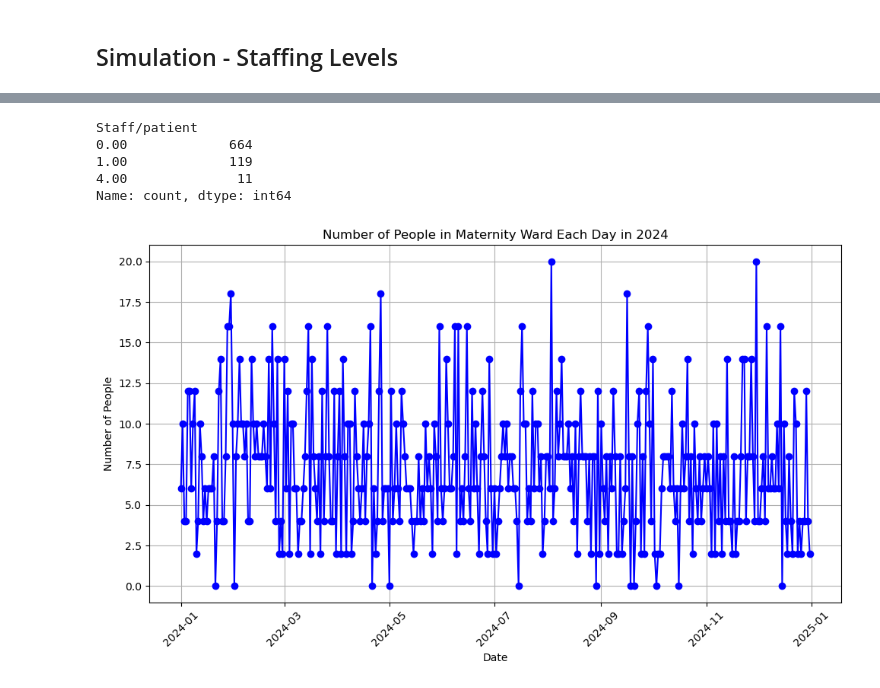
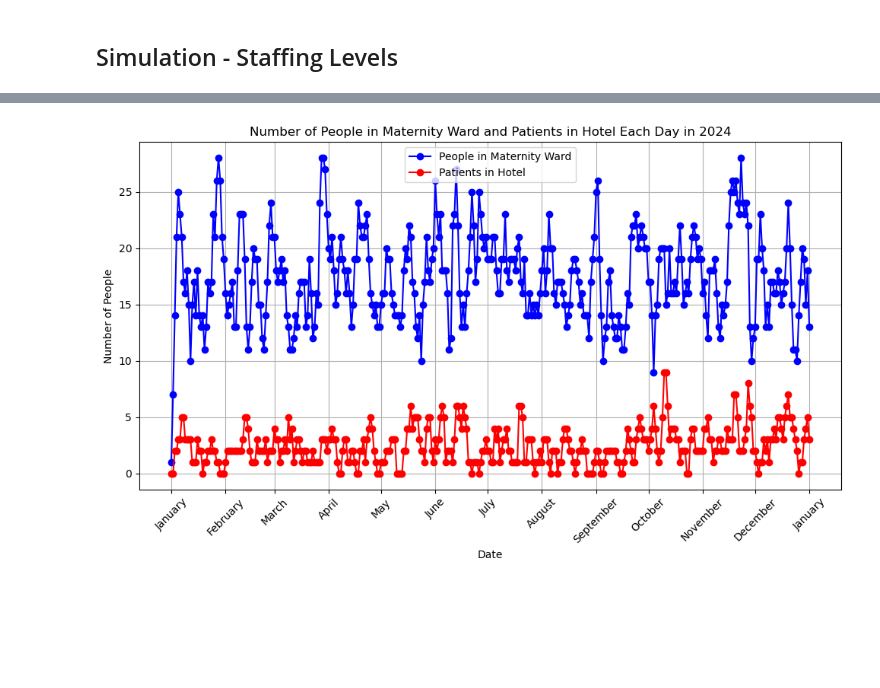
Before and after one commit to JoachimSvensson/HealthSector, a Jupyter notebook: FinalSchedules.ipynb, the cells around one changed output, grey strips where cells are left out. Saved outputs shown, nothing was run; the diff lists cells and outputs as text; code cells hidden in the pictures; blank space fills up the shorter version.

Commit message:
maternity ward & patient hotel plots

```diff
--- a/FinalSchedules.ipynb
+++ b/FinalSchedules.ipynb
@@ -134,56 +133,66 @@ staffing_levels_patient['Staff/patient'] = staffing_levels['Staffing Level (0.5)
-# %%
-staffing_levels_patient.value_counts()
-# %% [output]
-Staff/patient
-0.00             664
-1.00             119
-4.00              11
-Name: count, dtype: int64
 # %%
+import numpy as np
+import pandas as pd
+import matplotlib.pyplot as plt
+import matplotlib.dates as mdates
+
 # Define parameters for length of stay
 length_of_stay_prob = {
     1: 0.10,  # 10% for 1 day
     2: 0.20,  # 20% for 2 days
     3: 0.25,  # 25% for 3 days
     4: 0.35,  # 35% for 4 days
-    6: 0.05,  # 5% for 6 days
-    7: 0.05   # 5% for 7 days
+    5: 0.05,  # 5% for 5 days
+    6: 0.05   # 5% for 6 days
 }
 
 date_range = pd.date_range(start='2024-01-01', end='2024-12-31', freq='D')
-staffing_levels.rename(index=lambda x: str(x)[:10], inplace=True)
-
+date_range = date_range.strftime('%Y-%m-%d')
 
 def simulate_length_of_stay(num_patients):
     stay_durations = np.random.choice(list(length_of_stay_prob.keys()),
                                        size=num_patients,
                                        p=list(length_of_stay_prob.values()))
     return stay_durations
 
 
+
 # Simulate number of people in maternity ward each day
 num_people_in_ward = []
+patients_in_ward = []
+num_people_in_hotel = []
+patients_in_hotel = []
+
 for day in date_range:
-    day = str(day)[:10]
+    if len(num_people_in_hotel) > 0:
+        num_people_in_hotel = [duration - 1 for duration in num_people_in_hotel if duration != 0]
+    for patient in [patient for patient in patients_in_ward if patient == 1]:
+        if np.random.rand() < 0.2:
+            num_people_in_hotel.append(2)
+    patients_in_hotel.append(len(num_people_in_hotel))
+    if len(patients_in_ward) > 0:
+        patients_in_ward = [duration - 1 for duration in patients_in_ward if duration != 0]
     daily_demand = staffing_levels.loc[day]['Number of surgeries (0.5)'].sum()
     stay_durations = simulate_length_of_stay(daily_demand)
-    num_patients_remaining = len(stay_durations)
+    num_people_in_ward.append(daily_demand + len(patients_in_ward))
     for duration in stay_durations:
-        if duration == 1:  # If patient stays for 1 day, they will leave the next day
-            num_patients_remaining -= 1
-        else:  # Otherwise, they will stay for 'duration' days
-            num_patients_remaining += 1
-    num_people_in_ward.append(num_patients_remaining)
+        patients_in_ward.append(duration)
+
+plt.figure(figsize=(10, 6))
+plt.plot(date_range, num_people_in_ward, marker='o', color='b', linestyle='-', label='People in Maternity Ward')
+plt.plot(date_range, patients_in_hotel, marker='o', color='r', linestyle='-', label='Patients in Hotel')
+plt.title('Number of People in Maternity Ward and Patients in Hotel Each Day in 2024')
+plt.xlabel('Date')
+plt.ylabel('Number of People')
+plt.grid(True)
+
+# Format x-axis ticks to show only the first day of each month
+plt.gca().xaxis.set_major_locator(mdates.MonthLocator())
+plt.gca().xaxis.set_major_formatter(mdates.DateFormatter('%B'))  # %B for full month name
+plt.xticks(rotation=45)
+
+plt.tight_layout()
+plt.legend()
+plt.show()
+# %% [output]
+[figure, added]
-# %%
-# Plotting
-plt.figure(figsize=(10, 6))
-plt.plot(date_range, num_people_in_ward, marker='o', color='b', linestyle='-')
-plt.title('Number of People in Maternity Ward Each Day in 2024')
-plt.xlabel('Date')
-plt.ylabel('Number of People')
-plt.grid(True)
-plt.xticks(rotation=45)
-plt.tight_layout()
-plt.show()
-# %% [output]
-[figure, removed]
```
Also changed, not shown: parts of 3 cells of this notebook.
